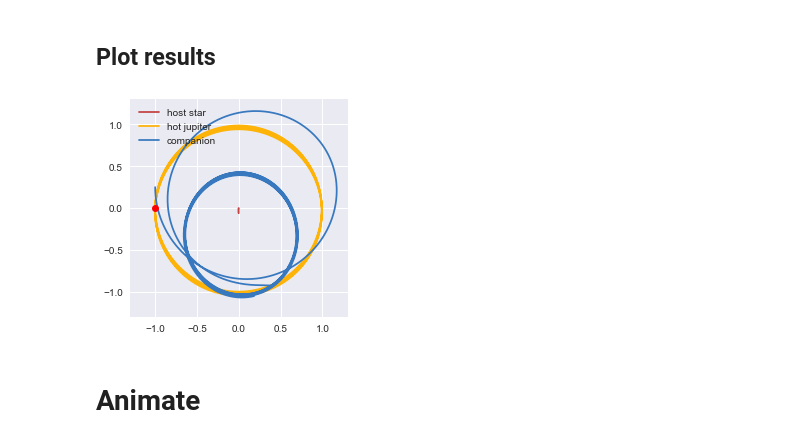
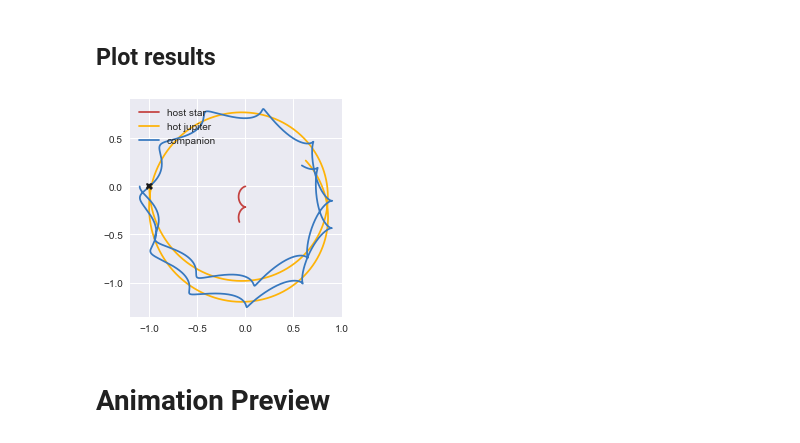
Before and after one commit to icweaver/moon-orbit, a Jupyter notebook: orbit.ipynb, the cells around one changed output. Saved outputs shown, nothing was run; the diff lists cells and outputs as text; code cells hidden in the pictures.

```diff
--- a/orbit.ipynb
+++ b/orbit.ipynb
@@ -98,11 +99,11 @@ def run_orb(q, host_mass, scndry_mass, scndry_x, \
     vx_2 =  0.0
     vy_2 = -np.sqrt(G*m_1/np.abs(x_2))
 
-    # m3: companion (values relative to secondary)
-    x_3  = x_2 + cmpn_x
-    y_3  = y_2 + cmpn_y
+    # m3: companion
+    x_3  = cmpn_x*x_2
+    y_3  = cmpn_y*y_2
     vx_3 =  0.0
-    vy_3 = vy_2 + cmpn_vy
+    vy_3 = cmpn_vy*vy_2
 
     # characteristic timescale set by secondary's orbital timescale
     T0 = 2*np.pi*np.sqrt(np.abs(x_2)**3/(G*m_1))
@@ -152,54 +153,58 @@ q              = 0.001
 # primary
 host_mass      = solMass
 # secondary
-scndry_mass = jupMass
-scndry_x       = -0.02*AU
+scndry_mass    = 20*jupMass
+scndry_x       = -0.01*AU
 # companion
-cmpn_x         = 0.00 * AU
-cmpn_y         = 0.005 * AU
-cmpn_vy        = moon_v
+cmpn_x         = 1.1
+cmpn_y         = 1
+cmpn_vy        = 0.5 # an extra 1 km/s in negative y direction
 # time options
-t_frac         = 5
+t_frac         = 1.5
 f              = -2
+
 # run simulation
-m1_coord, m2_coord, m3_coord = run_orb(q, host_mass, secondary_mass, scndry_x, \
+m1_coord, m2_coord, m3_coord = run_orb(q, host_mass, scndry_mass, scndry_x, \
             cmpn_x, cmpn_y, cmpn_vy, t_frac, f)
 # %% [markdown]
 ## Plot results
 # %%
 fig, ax = plt.subplots(1,1)
 
 colors = ["reddish", "amber", "windows blue"]#, "faded green", "dusty purple"]
 sns.set_palette(sns.xkcd_palette(colors))
 
 ax.set_aspect("equal")
 
 L = np.abs(m2_coord[0][0])
 
 x_1 = m1_coord[:,0] / L
 y_1 = m1_coord[:,1] / L
 x_2 = m2_coord[:,0] / L
 y_2 = m2_coord[:,1] / L
 x_3 = m3_coord[:,0] / L
 y_3 = m3_coord[:,1] / L
 
 ax.plot(x_1, y_1, label='host star')
 ax.plot(x_2, y_2, label='hot jupiter')
 ax.plot(x_3, y_3, label='companion')
-ax.plot(x_2[0], y_2[0], 'ro')
+ax.plot(x_2[0], y_2[0], 'kX')
 
-#ax.plot(x_3[100]/AU, y_3[100]/AU, 'ro')
+margin = 0.1
+lim_x_neg = np.min(np.concatenate((x_1,x_2,x_3))) - margin
+lim_x_pos = np.max(np.concatenate((x_1,x_2,x_3))) + margin
+lim_y_neg = np.min(np.concatenate((y_1,y_2,y_3))) - margin
+lim_y_pos = np.max(np.concatenate((y_1,y_2,y_3))) + margin
 
-lim = 1.3*np.abs(x_2[0])
-ax.set_xlim(-lim, lim)
-ax.set_ylim(-lim, lim)
+ax.set_xlim(lim_x_neg, lim_x_pos)
+ax.set_ylim(lim_y_neg, lim_y_pos)
 ax.legend(loc='best')
 
 plt.show()
 # %% [output]
-[figure, old version]
+[figure, new version]
-# %% [markdown]
-# Animate
+# %% [markdown]
+# Animation Preview
 # %%
 from matplotlib import animation, rc
 from IPython.display import HTML
```
Also changed, not shown: parts of 8 cells of this notebook, 1 other file.
